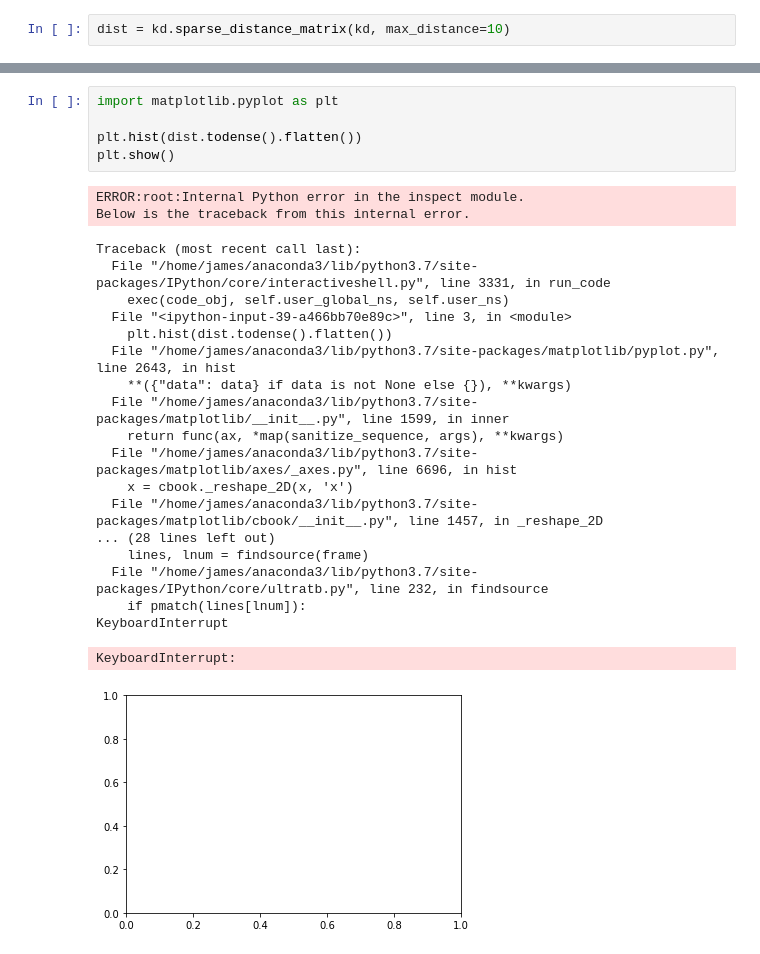
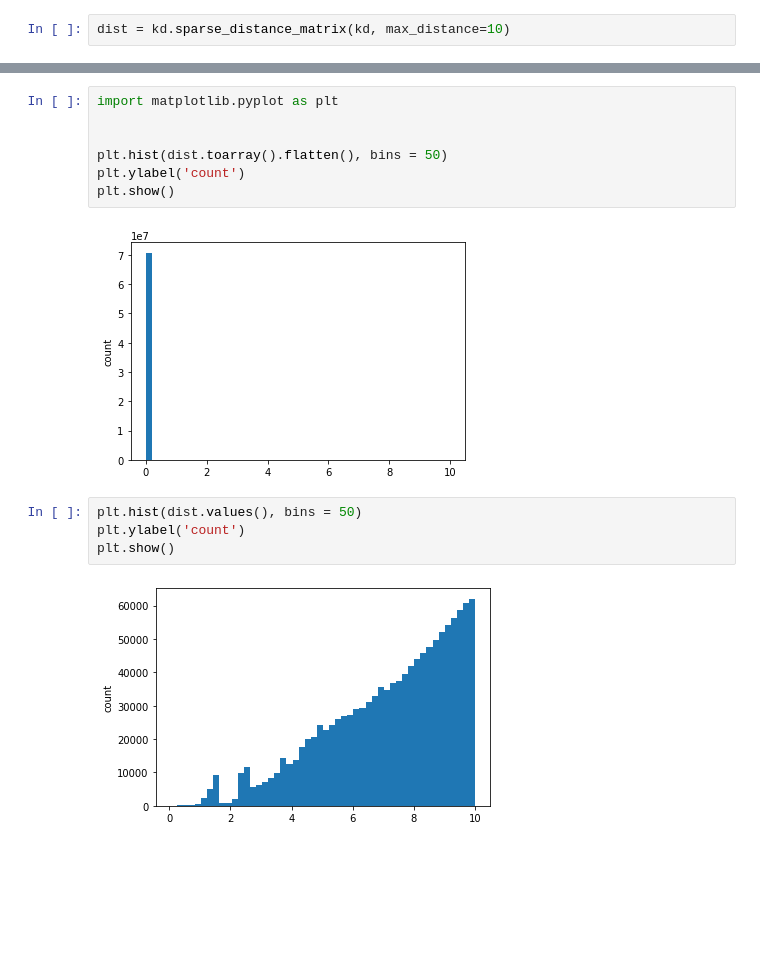
Before and after one commit to UoMMIB/Python-Club, a Jupyter notebook: Tutorials/BackToBasics.ipynb, the cells around one changed output, grey strips where cells are left out. Saved outputs shown, nothing was run; the diff lists cells and outputs as text; blank space fills up the shorter version.

```diff
--- a/Tutorials/BackToBasics.ipynb
+++ b/Tutorials/BackToBasics.ipynb
@@ -1137,27 +1243,15 @@ Sparse matrices are mostly zeros. Instead of explicitly storing each zero in mem
 # %%
 import matplotlib.pyplot as plt
 
-plt.hist(dist.todense().flatten())
+
+plt.hist(dist.toarray().flatten(), bins = 50)
+plt.ylabel('count')
 plt.show()
 # %% [output]
-ERROR:root:Internal Python error in the inspect module.
-Below is the traceback from this internal error.
-Traceback (most recent call last):
-  File "/home/james/anaconda3/lib/python3.7/site-packages/IPython/core/interactiveshell.py", line 3331, in run_code
-    exec(code_obj, self.user_global_ns, self.user_ns)
-  File "<ipython-input-39-a466bb70e89c>", line 3, in <module>
-    plt.hist(dist.todense().flatten())
-  File "/home/james/anaconda3/lib/python3.7/site-packages/matplotlib/pyplot.py", line 2643, in hist
-    **({"data": data} if data is not None else {}), **kwargs)
-  File "/home/james/anaconda3/lib/python3.7/site-packages/matplotlib/__init__.py", line 1599, in inner
-    return func(ax, *map(sanitize_sequence, args), **kwargs)
-  File "/home/james/anaconda3/lib/python3.7/site-packages/matplotlib/axes/_axes.py", line 6696, in hist
-    x = cbook._reshape_2D(x, 'x')
-  File "/home/james/anaconda3/lib/python3.7/site-packages/matplotlib/cbook/__init__.py", line 1457, in _reshape_2D
-... (28 lines left out)
-    lines, lnum = findsource(frame)
-  File "/home/james/anaconda3/lib/python3.7/site-packages/IPython/core/ultratb.py", line 232, in findsource
-    if pmatch(lines[lnum]):
-KeyboardInterrupt
-KeyboardInterrupt:
-[figure, old version]
+[figure, new version]
+# %%
+plt.hist(dist.values(), bins = 50)
+plt.ylabel('count')
+plt.show()
+# %% [output]
+[figure, added]
```
Also changed, not shown: parts of 10 cells of this notebook, 1 other file.
